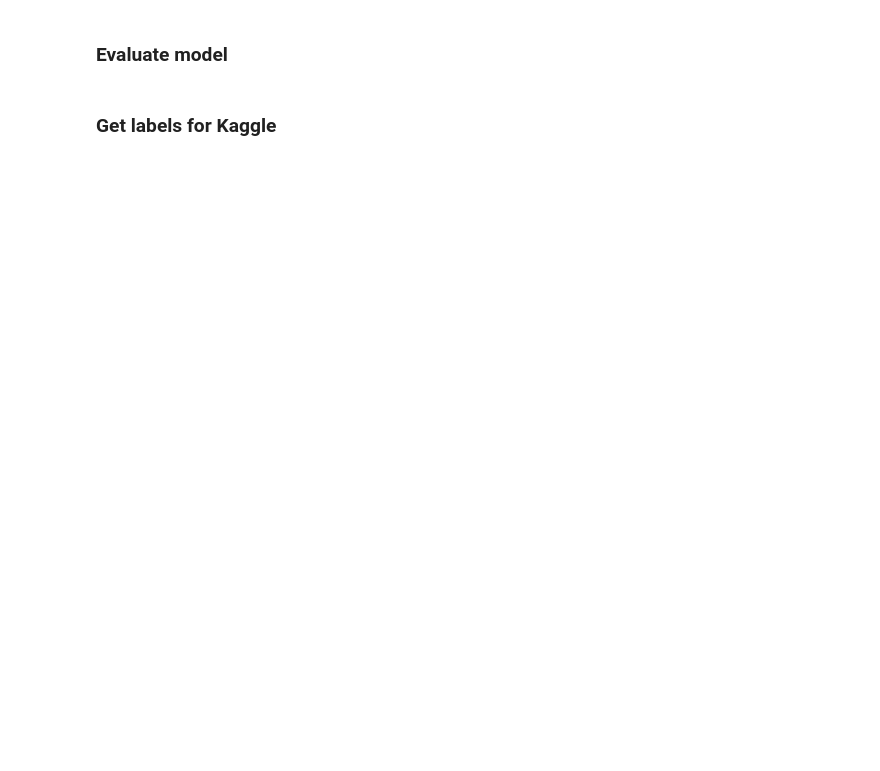
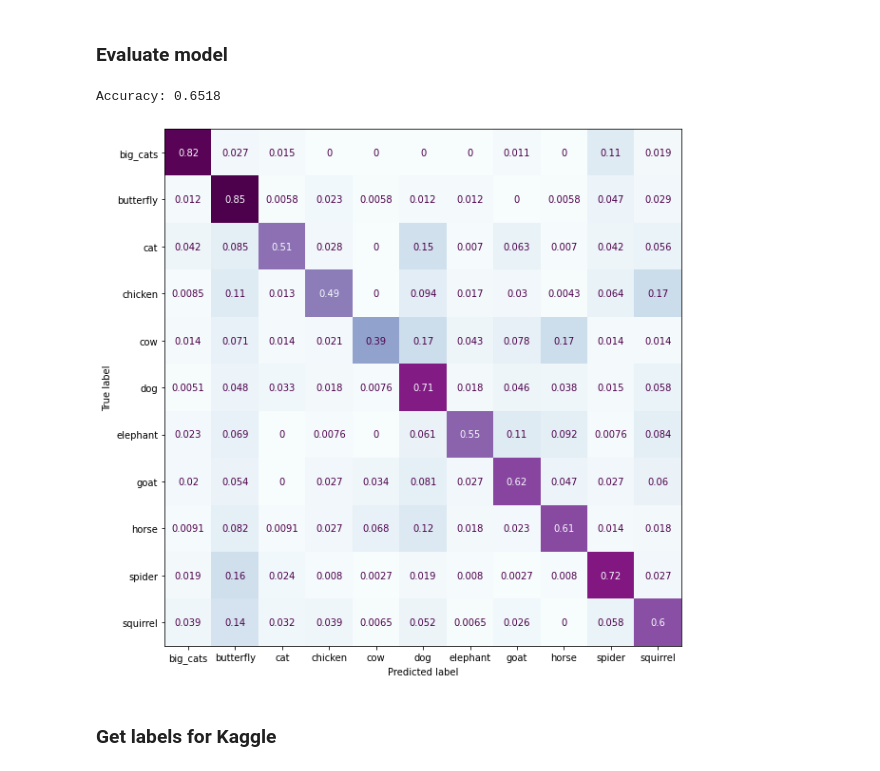
Before and after one commit to guillaume-jones/INF8245E, a Jupyter notebook: Kaggle/model8_vgg_res.ipynb, the cells around one changed output. Drawn from its saved outputs; the diff is of its cells as text; code cells hidden in the pictures; blank space fills up the shorter version.

```diff
--- a/Kaggle/model8_vgg_res.ipynb
+++ b/Kaggle/model8_vgg_res.ipynb
@@ -14,7 +14,6 @@ train_dataset, valid_dataset, valid_labels = kaggle.load_train_as_dataset()
 x_test_real = kaggle.load_test_set()
 
 batch_size = 128
-epoch_length = int(len(train_dataset) / batch_size)
-train_dataset_augmented = kaggle.augment_dataset(train_dataset, batch_size)
+train_dataset_augmented, epoch_length = kaggle.augment_dataset(train_dataset, batch_size)
 
 model_number = 'model8'
@@ -79,7 +89,7 @@ class VGGRes(kt.HyperModel):
             dense_dropout = hyperparameters.Float('dense_dropout', 0.3, 0.5, step=0.1)
         else:
             dense_l2_reg = 0.001
-            dense_dropout = 0.3
+            dense_dropout = 0.4
 
         # Fixed hyperparameters
         learning_rate = 0.001
@@ -90,15 +100,11 @@ class VGGRes(kt.HyperModel):
         output = self.conv_layer(output, 32)
         output = layers.BatchNormalization()(output)
 
-        output = self.conv_layer(output, 64, stride=2)
-        output = self.conv_layer(output, 64)
-        output = layers.BatchNormalization()(output)
+        output = self.residual_module(output, 64, stride=2)
 
         output = self.residual_module(output, 128, stride=2)
-        output = self.residual_module(output, 128)
 
-        output = self.residual_module(output, 256, stride=2, bottleneck=128)
-        output = self.residual_module(output, 256, bottleneck=128)
+        output = self.residual_module(output, 256, stride=2)
 
         # Final output
         output = layers.Flatten()(output)
@@ -201,17 +213,20 @@ fine_model.save(f'models/{model_number}/VGGRes_2')
 # %% [markdown]
 ### Evaluate model
 # %%
-model_to_evaluate = model_name # Can be changed to evaluate older models
+model_to_evaluate = 'VGGRes_2' # Can be changed to evaluate older models
 try:
     loaded_model = keras.models.load_model(f'models/{model_number}/{model_to_evaluate}')
 except:
     model = model
 
 test_pred_raw = model.predict(valid_dataset.batch(128))
 test_pred = np.argmax(test_pred_raw, axis=1)
 
 kaggle.print_accuracy(valid_labels, test_pred)
 kaggle.plot_confusion_matrix(valid_labels, test_pred)
+# %% [output]
+Accuracy: 0.6518
+[figure, added]
 # %% [markdown]
 ### Get labels for Kaggle
 # %%
```
Also changed, not shown: parts of 3 cells of this notebook, 9 other files.
